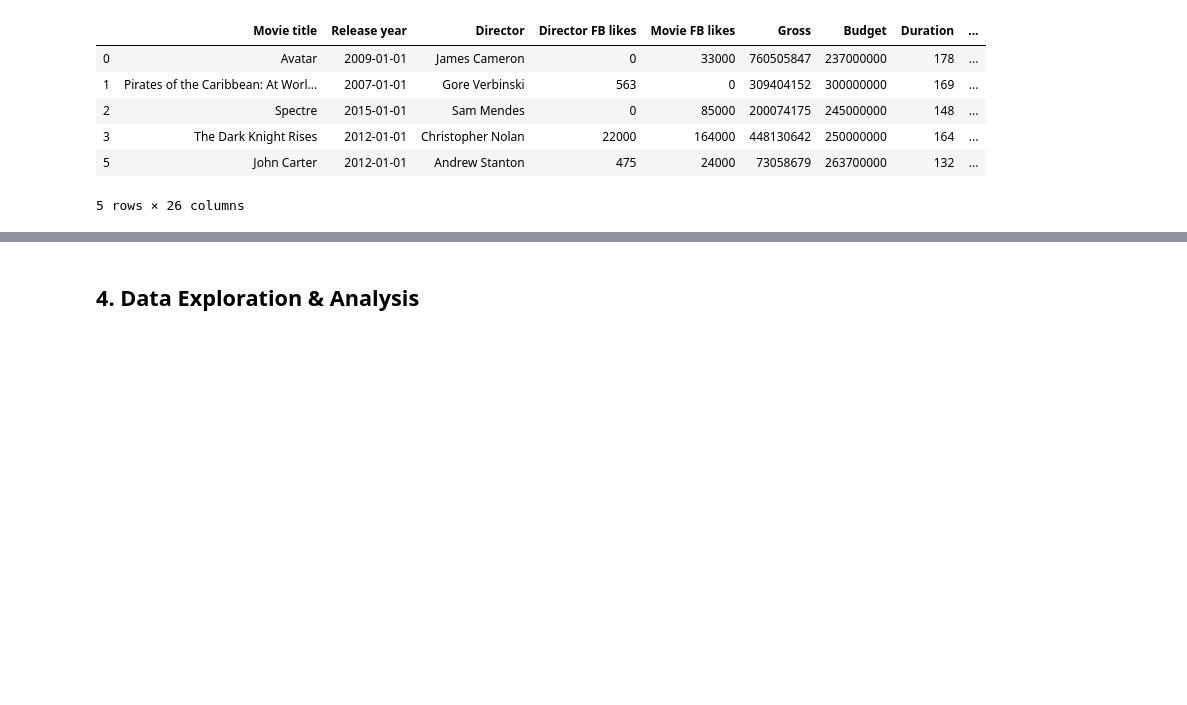
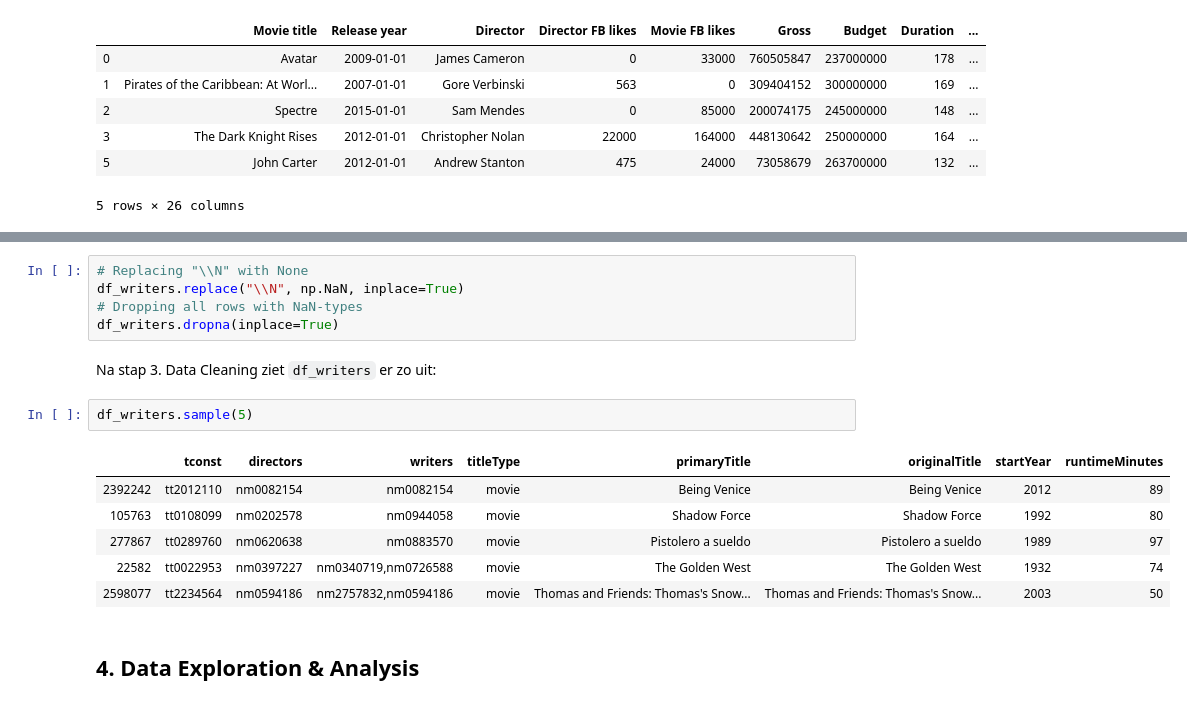
Before and after one commit to Casper-Smet/movie-revenue-predictions, a Jupyter notebook: main.ipynb, the cells around one changed output, grey strips where cells are left out. Drawn from its saved outputs; the diff is of its cells as text; blank space fills up the shorter version.

```diff
--- a/main.ipynb
+++ b/main.ipynb
@@ -184,3 +242,19 @@ df_movies.head()
+# %%
+# Replacing "\\N" with None
+df_writers.replace("\\N", np.NaN, inplace=True)
+# Dropping all rows with NaN-types
+df_writers.dropna(inplace=True)
+# %% [markdown]
+Na stap 3. Data Cleaning ziet `df_writers` er zo uit:
+# %%
+df_writers.sample(5)
+# %% [output]
+|  | tconst | directors | writers | titleType | primaryTitle | originalTitle | startYear | runtimeMinutes |
+| 2392242 | tt2012110 | nm0082154 | nm0082154 | movie | Being Venice | Being Venice | 2012 | 89 |
+| 105763 | tt0108099 | nm0202578 | nm0944058 | movie | Shadow Force | Shadow Force | 1992 | 80 |
+| 277867 | tt0289760 | nm0620638 | nm0883570 | movie | Pistolero a sueldo | Pistolero a sueldo | 1989 | 97 |
+| 22582 | tt0022953 | nm0397227 | nm0340719,nm0726588 | movie | The Golden West | The Golden West | 1932 | 74 |
+| 2598077 | tt2234564 | nm0594186 | nm2757832,nm0594186 | movie | Thomas and Friends: Thomas's Snow... | Thomas and Friends: Thomas's Snow... | 2003 | 50 |
 # %% [markdown]
 ## 4. Data Exploration & Analysis
 # %%
```
Also changed, not shown: parts of 16 cells of this notebook.
